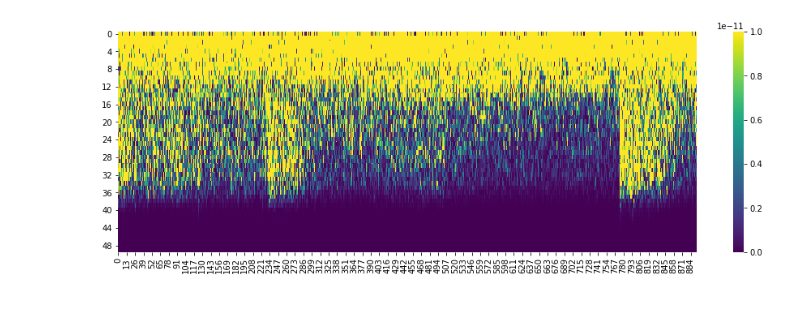
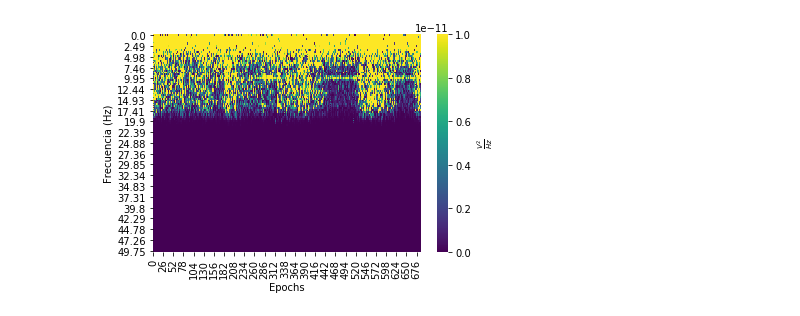
Before and after one commit to santiago-mb/data-science, a Jupyter notebook: wip/tp2/tp2.ipynb, the cells around one changed output. Drawn from its saved outputs; the diff is of its cells as text; code cells hidden in the pictures.

```diff
--- a/wip/tp2/tp2.ipynb
+++ b/wip/tp2/tp2.ipynb
@@ -7,18 +7,25 @@ import seaborn as sns
 from scipy import io
 from scipy import signal
 # %%
-x = (sc.io.loadmat('datasetP/P01.mat'))['data']
+x = (sc.io.loadmat('datasetP/P02.mat'))['data']
 
-powerDF = pd.DataFrame()
+epochs = len(x)
+# epochs = 2
+electrodes = 256
+measures = 201
 
-for i in range(len(x)):
+powersDF = None
+
+for i in range(epochs):
     epoch = pd.DataFrame(x[i])
-    fourier = sc.signal.welch(epoch.loc[[7, 43, 79, 130, 184]].mean(), nperseg=201)
-    powerDF = powerDF.append(pd.Series(fourier[1]).rename(str(i)))
+    fourier = sc.signal.welch(epoch.loc[[7, 43, 79, 130, 184]].mean(), nperseg=measures)
+    if powersDF is None:
+        powersDF = pd.DataFrame(index = np.round(np.multiply(fourier[0], 100), 2))
+    powersDF[i] = pd.Series(fourier[1], index = powersDF.index)
-# %%
-plt.figure(figsize=(16,5))
-sns.heatmap(powerDF.transpose(), vmin=0, vmax=1e-11, cmap='viridis')
-plt.ylim(50, 0)
-plt.show()
-# %% [output]
-[figure, removed]
+# %%
+sns.heatmap(powersDF, cmap = 'viridis', vmin = 0, vmax = 1e-11, cbar_kws = {'label': r'$\frac{V^{2}}{Hz}$'})
+plt.xlabel('Epochs')
+plt.ylabel('Frecuencia (Hz)')
+plt.show()
+# %% [output]
+[figure, added]
```
